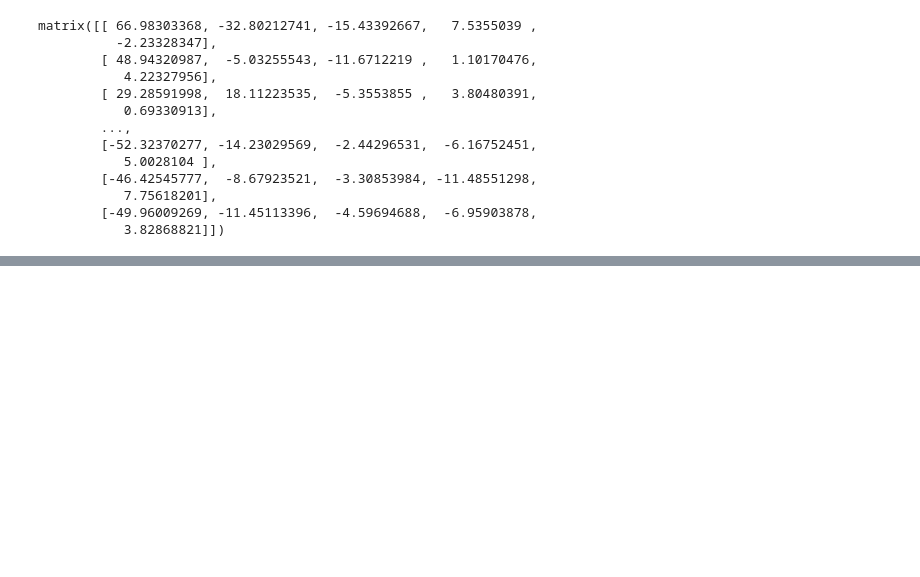
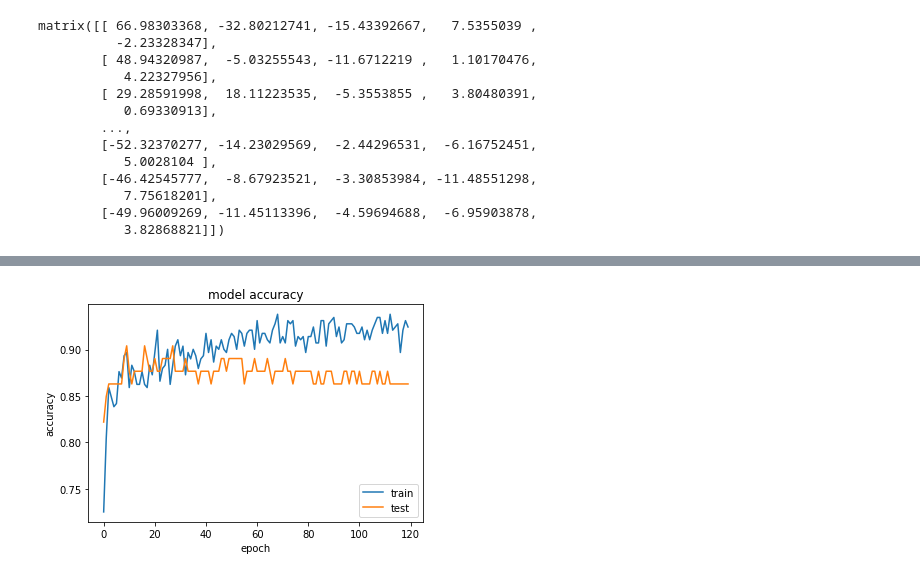
Before and after one commit to TROUBLEBRO/Fan-Map, a Jupyter notebook: nerual network/prediction/prediction.ipynb, the cells around one changed output, grey strips where cells are left out. Drawn from its saved outputs; the diff is of its cells as text; code cells hidden in the pictures; blank space fills up the shorter version.

Commit message:
prediction

```diff
--- a/nerual network/prediction/prediction.ipynb
+++ b/nerual network/prediction/prediction.ipynb
@@ -74,0 +107,30 @@ matrix([[ 66.98303368, -32.80212741, -15.43392667,   7.5355039 ,
+# %%
+#load dataset
+#df = pandas.read_csv("04-12_NBA_rookies_data_without3PP.csv", header=None)
+df1 = pd.read_csv("04-12_NBA_rookies_label.csv",header=None)
+#df_test = pandas.read_csv("prediction_data.csv",header=None)
+df1_test = pd.read_csv("rookies_name.csv",header=None)
+#ds = df.values
+ds1 = df1.values
+#ds_test = df_test.values
+ds1_test = df1_test.values
+x_train = lowDDataMat[:,0:5]
+y_train = ds1[:,1]
+x_test = lowDDataMat3[:,0:5]
+y_test = ds1_test[:,0]
+
+dim = x_train.shape[1]
+model = Sequential()
+model.add(Dense(100, input_dim=dim, activation='relu'))
+model.add(Dropout(0.5))
+model.add(Dense(2, activation='softmax'))
+
+model.compile(loss='sparse_categorical_crossentropy', optimizer='rmsprop',metrics=["accuracy"])
+
+
+idx = list(range(x_train.shape[0]))
+np.random.shuffle(idx)
+hist = model.fit(x_train[idx],y_train[idx],validation_split=0.2,epochs=120,shuffle=True, batch_size = 16)
+dnn_predict = model.predict_classes(x_test)
+print(sum(dnn_predict))
+print(y_test[dnn_predict == 1])
@@ -74,0 +155,10 @@ matrix([[ 66.98303368, -32.80212741, -15.43392667,   7.5355039 ,
+# %%
+plt.plot(hist.history['acc'])
+plt.plot(hist.history['val_acc'])
+plt.title('model accuracy')
+plt.ylabel('accuracy')
+plt.xlabel('epoch')
+plt.legend(['train', 'test'], loc = 'lower right')
+plt.show()
+# %% [output]
+[figure, added]
```
Also changed, not shown: parts of 5 cells of this notebook, 1 other file.
